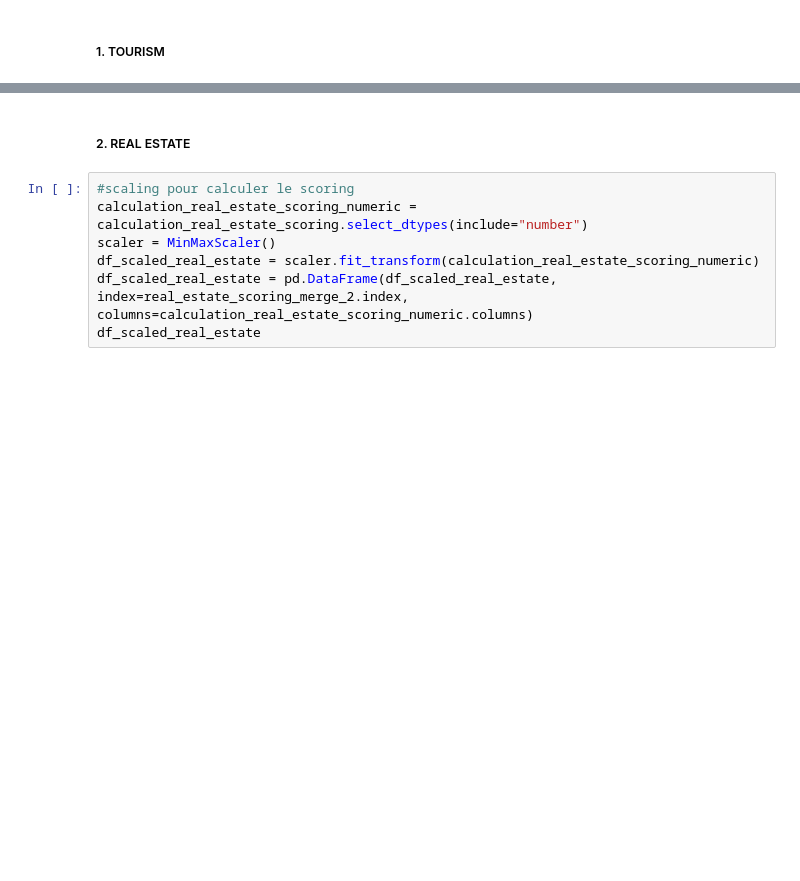
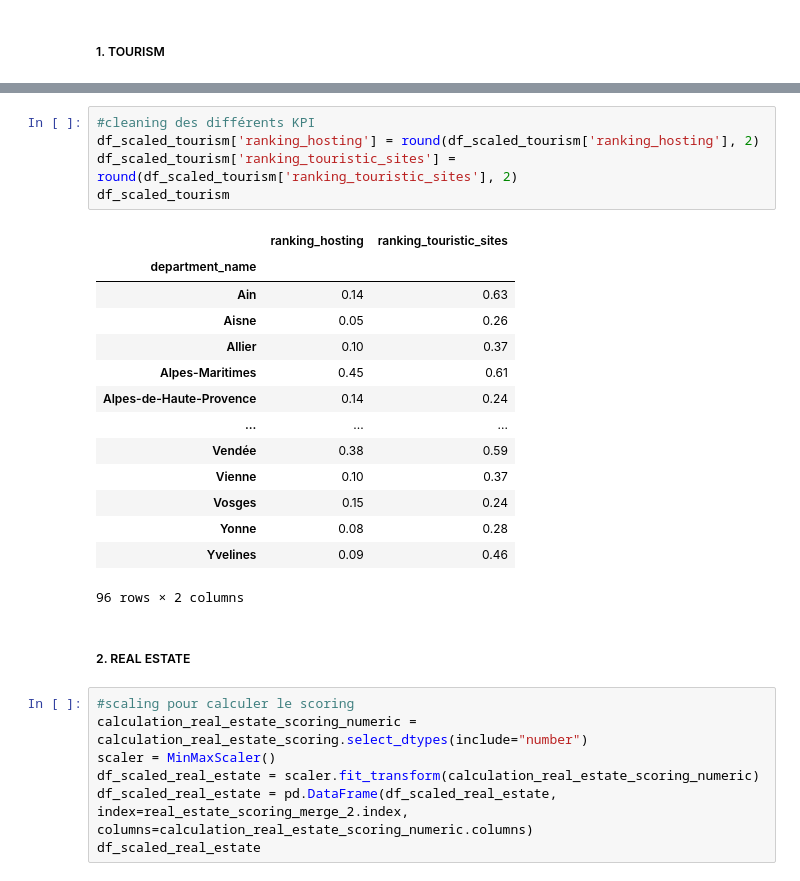
Before and after one commit to MChvtta/prello_scoring_system, a Jupyter notebook: notebooks/ES_Transformation.ipynb, the cells around one changed output, grey strips where cells are left out. Cells and saved outputs as stored; diff of their text form; blank space fills up the shorter version.

```diff
--- a/notebooks/ES_Transformation.ipynb
+++ b/notebooks/ES_Transformation.ipynb
@@ -1124,3 +510,23 @@ df_scaled_tourism.head(50)
+# %%
+#cleaning des différents KPI
+df_scaled_tourism['ranking_hosting'] = round(df_scaled_tourism['ranking_hosting'], 2)
+df_scaled_tourism['ranking_touristic_sites'] = round(df_scaled_tourism['ranking_touristic_sites'], 2)
+df_scaled_tourism
+# %% [output]
+|  | ranking_hosting | ranking_touristic_sites |
+| department_name |  |  |
+| Ain | 0.14 | 0.63 |
+| Aisne | 0.05 | 0.26 |
+| Allier | 0.10 | 0.37 |
+| Alpes-Maritimes | 0.45 | 0.61 |
+| Alpes-de-Haute-Provence | 0.14 | 0.24 |
+| ... | ... | ... |
+| Vendée | 0.38 | 0.59 |
+| Vienne | 0.10 | 0.37 |
+| Vosges | 0.15 | 0.24 |
+| Yonne | 0.08 | 0.28 |
+| Yvelines | 0.09 | 0.46 |
+96 rows × 2 columns
 # %% [markdown]
 ##### 2. REAL ESTATE
 # %%
```
Also changed, not shown: parts of 77 cells of this notebook, 2 other files.
